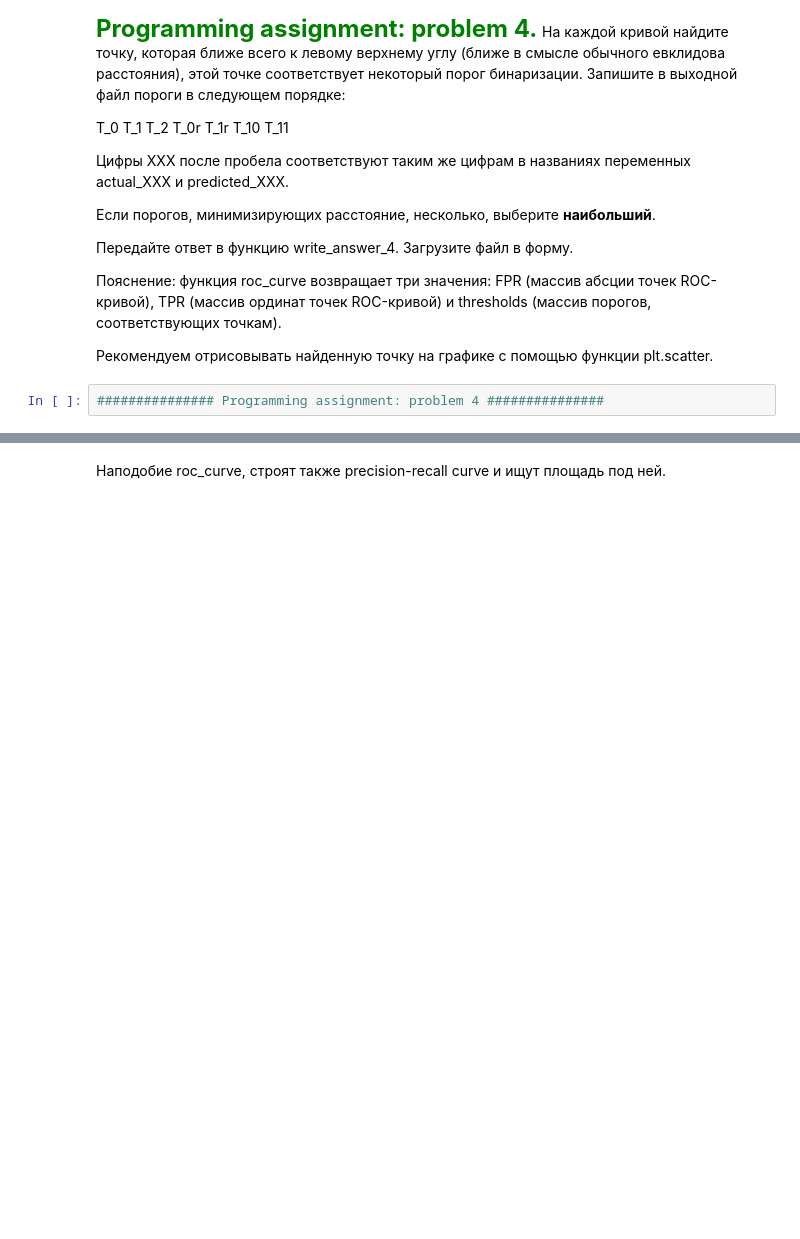
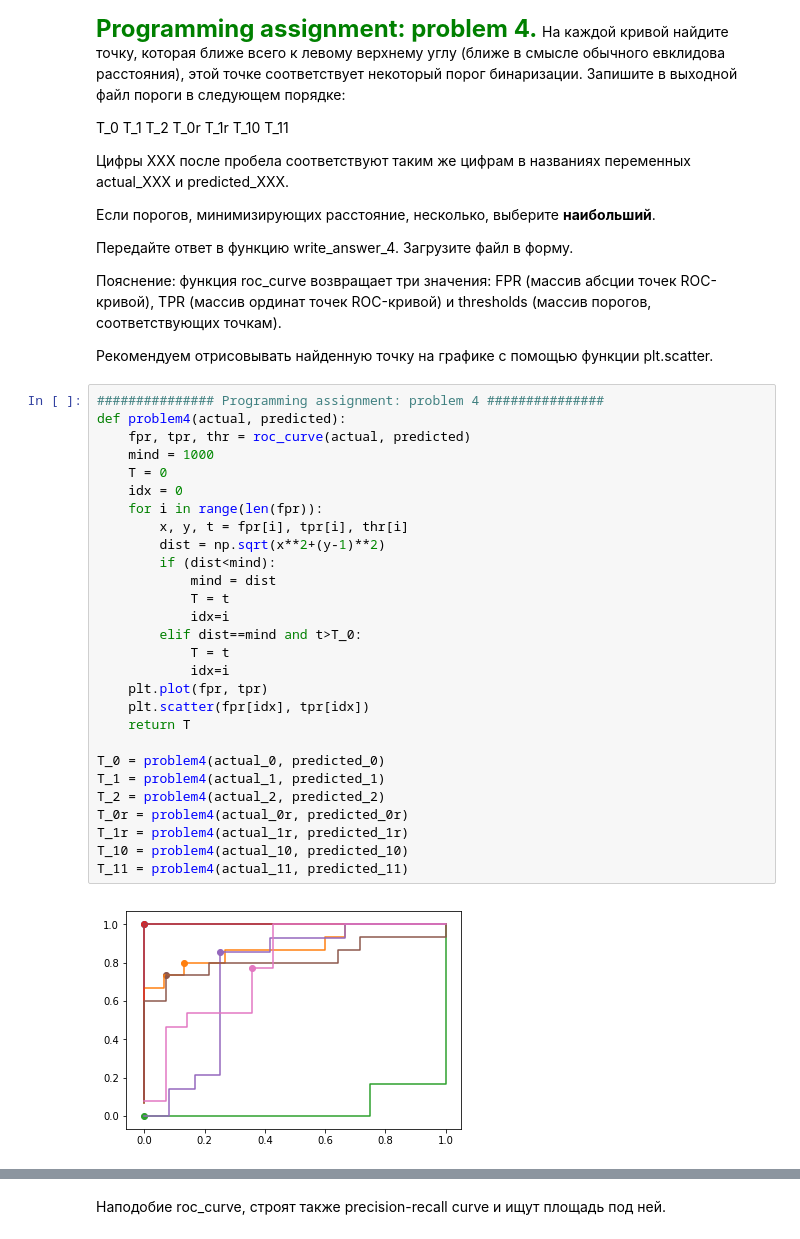
Before and after one commit to ifelseforeach/Machine-Learning-MIPT-Coursera, a Jupyter notebook: Course2.Supervized.Training/Week2/MetricsPA.ipynb, the cells around one changed output, grey strips where cells are left out. Cells and saved outputs as stored; diff of their text form; blank space fills up the shorter version.

```diff
--- a/Course2.Supervized.Training/Week2/MetricsPA.ipynb
+++ b/Course2.Supervized.Training/Week2/MetricsPA.ipynb
@@ -451,8 +563,36 @@ T_0 T_1 T_2 T_0r T_1r T_10 T_11
 Пояснение: функция roc_curve возвращает три значения: FPR (массив абсции точек ROC-кривой), TPR (массив ординат точек ROC-кривой) и thresholds (массив порогов, соответствующих точкам).
 
 Рекомендуем отрисовывать найденную точку на графике с помощью функции plt.scatter.
-# %%
-############### Programming assignment: problem 4 ###############
+# %%
+############### Programming assignment: problem 4 ###############
+def problem4(actual, predicted):
+    fpr, tpr, thr = roc_curve(actual, predicted)
+    mind = 1000
+    T = 0
+    idx = 0
+    for i in range(len(fpr)):
+        x, y, t = fpr[i], tpr[i], thr[i]
+        dist = np.sqrt(x**2+(y-1)**2)
+        if (dist<mind):
+            mind = dist
+            T = t
+            idx=i
+        elif dist==mind and t>T_0:
+            T = t
+            idx=i
+    plt.plot(fpr, tpr)
+    plt.scatter(fpr[idx], tpr[idx])
+    return T
+
+T_0 = problem4(actual_0, predicted_0)
+T_1 = problem4(actual_1, predicted_1)
+T_2 = problem4(actual_2, predicted_2)
+T_0r = problem4(actual_0r, predicted_0r)
+T_1r = problem4(actual_1r, predicted_1r)
+T_10 = problem4(actual_10, predicted_10)
+T_11 = problem4(actual_11, predicted_11)
+# %% [output]
+[figure, added]
 # %%
 def write_answer_4(T_0, T_1, T_2, T_0r, T_1r, T_10, T_11):
     answers = [T_0, T_1, T_2, T_0r, T_1r, T_10, T_11]
```
Also changed, not shown: parts of 15 cells of this notebook, 10 other files.
